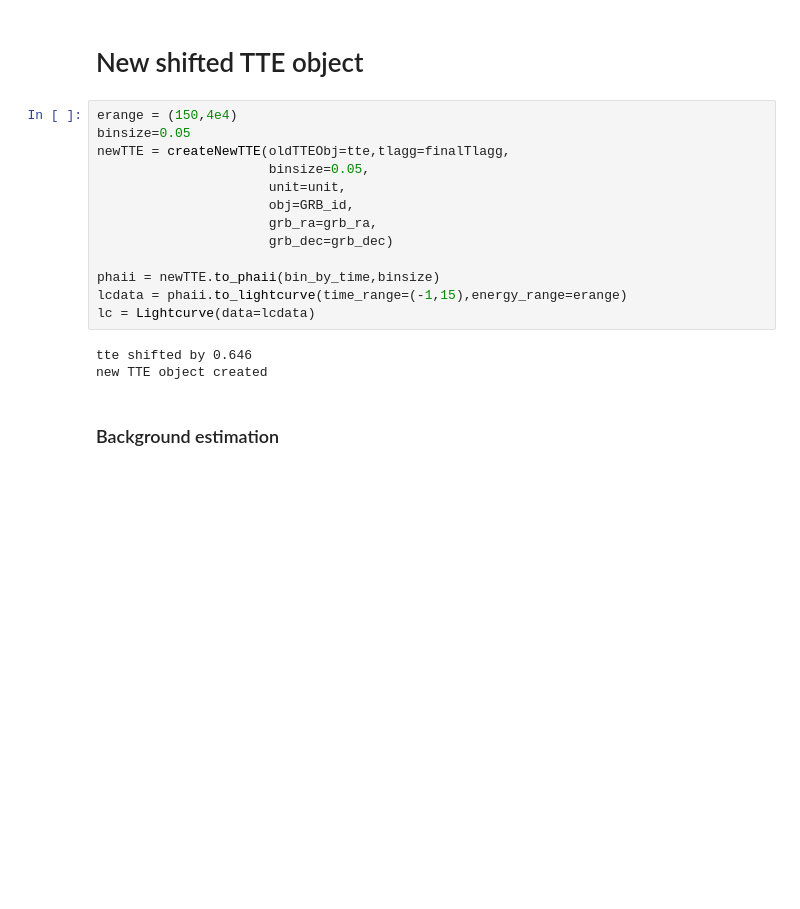
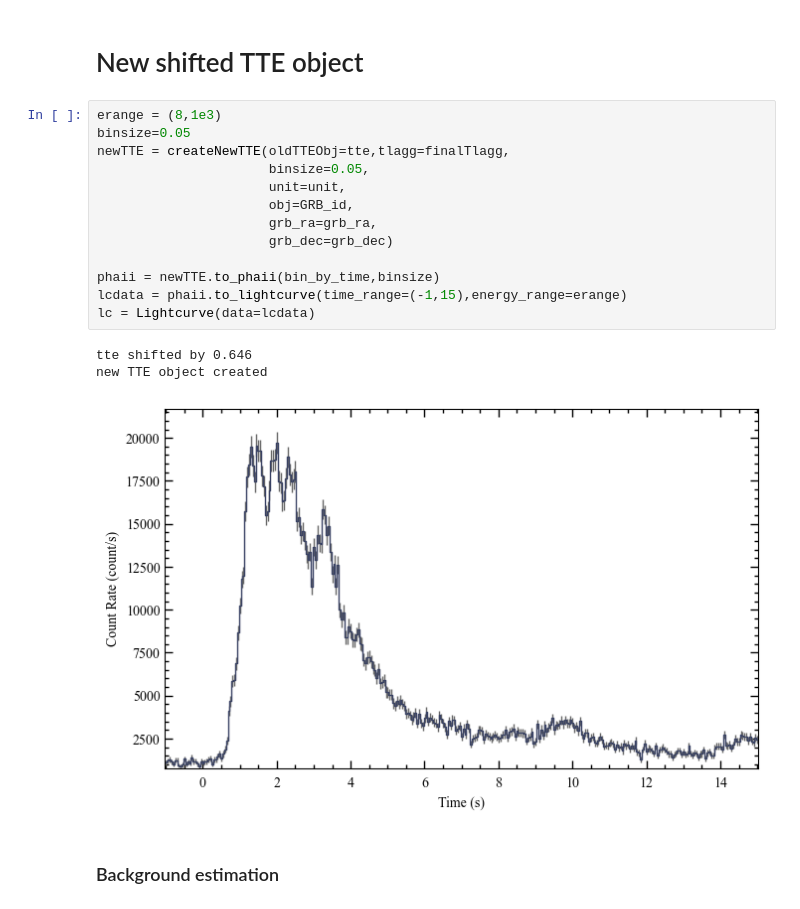
Before and after one commit to AndreasRamsli/GRB, a Jupyter notebook: xspec/FERMI/GRB210619B/GRB210619B_extract_files.ipynb, the cells around one changed output. Drawn from its saved outputs; the diff is of its cells as text; blank space fills up the shorter version.

```diff
--- a/xspec/FERMI/GRB210619B/GRB210619B_extract_files.ipynb
+++ b/xspec/FERMI/GRB210619B/GRB210619B_extract_files.ipynb
@@ -524,21 +524,22 @@ lcplot.xlim = (0,5)
 # %% [markdown]
 # New shifted TTE object
 # %%
-erange = (150,4e4)
+erange = (8,1e3)
 binsize=0.05
 newTTE = createNewTTE(oldTTEObj=tte,tlagg=finalTlagg,
                       binsize=0.05,
                       unit=unit,
                       obj=GRB_id,
                       grb_ra=grb_ra,
                       grb_dec=grb_dec)
 
 phaii = newTTE.to_phaii(bin_by_time,binsize)
 lcdata = phaii.to_lightcurve(time_range=(-1,15),energy_range=erange)
 lc = Lightcurve(data=lcdata)
 # %% [output]
 tte shifted by 0.646
 new TTE object created
+[figure, added]
 # %% [markdown]
 ### Background estimation
 # %%
```
Also changed, not shown: parts of 4 cells of this notebook, 59 other files.
